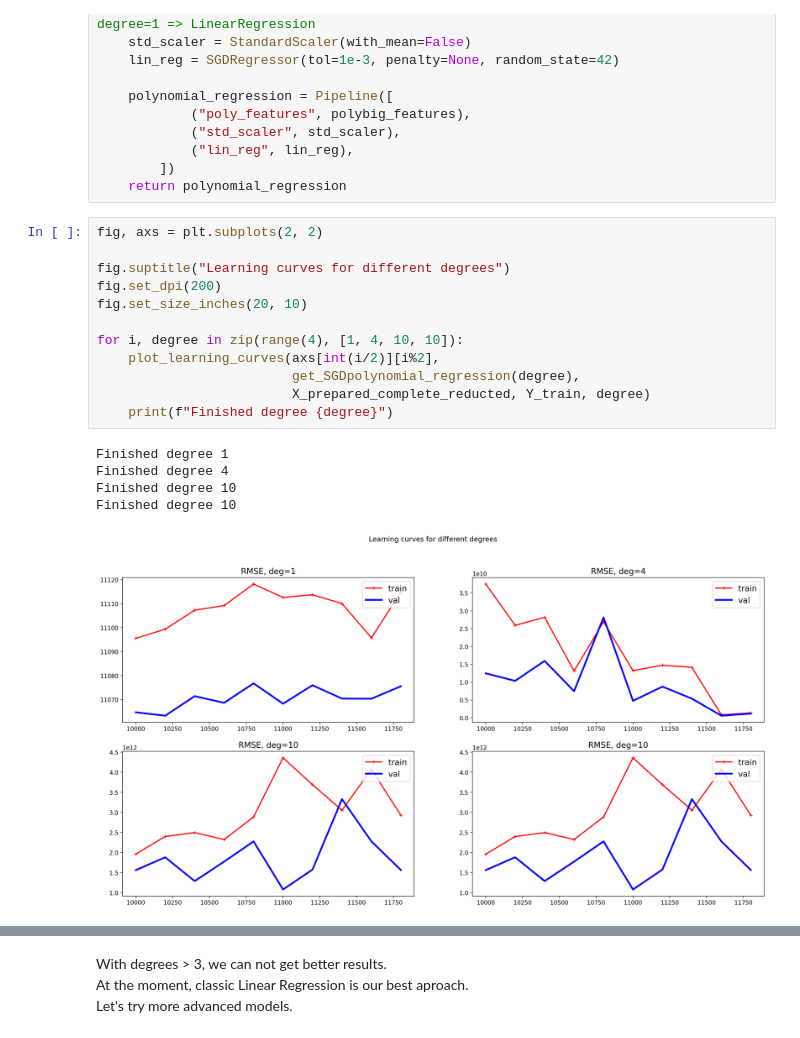
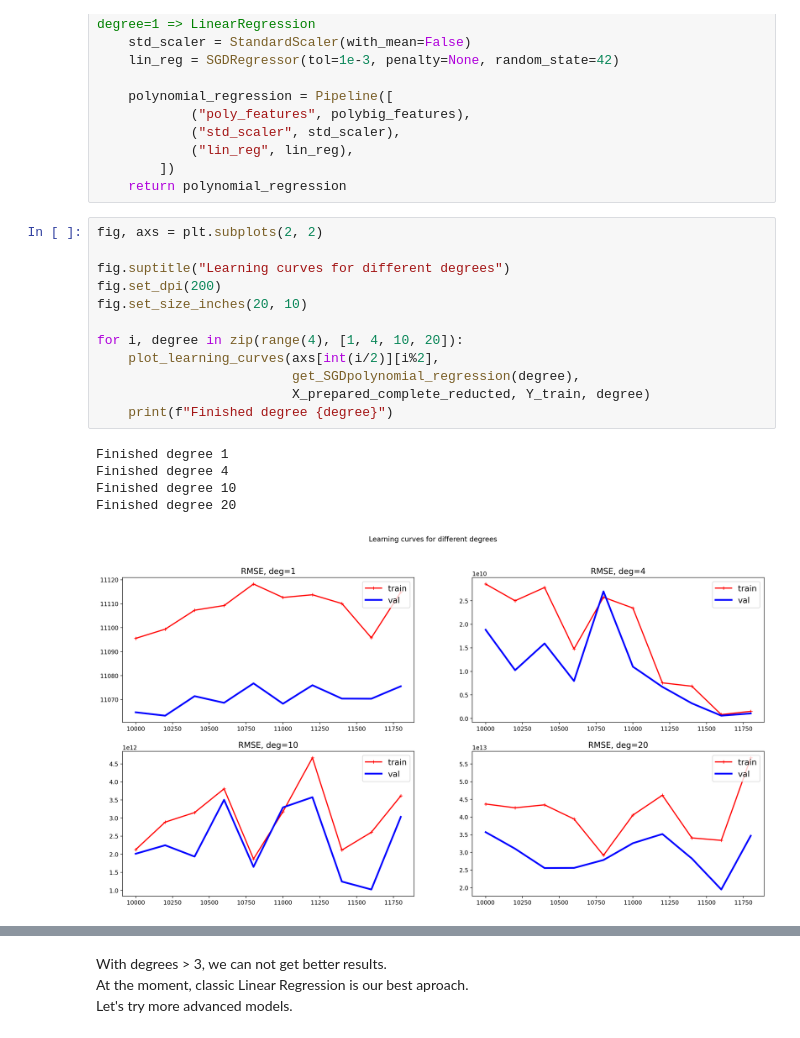
Before and after one commit to JoaquinMateosBarroso/Car_Prices, a Jupyter notebook: CarPrices.ipynb, the cells around one changed output, grey strips where cells are left out. Saved outputs shown, nothing was run; the diff lists cells and outputs as text.

```diff
--- a/CarPrices.ipynb
+++ b/CarPrices.ipynb
@@ -399,21 +384,21 @@ def get_SGDpolynomial_regression(degree):
 # %%
 fig, axs = plt.subplots(2, 2)
 
 fig.suptitle("Learning curves for different degrees")
 fig.set_dpi(200)
 fig.set_size_inches(20, 10)
 
-for i, degree in zip(range(4), [1, 4, 10, 10]):
+for i, degree in zip(range(4), [1, 4, 10, 20]):
     plot_learning_curves(axs[int(i/2)][i%2],
                          get_SGDpolynomial_regression(degree),
                          X_prepared_complete_reducted, Y_train, degree)
     print(f"Finished degree {degree}")
 # %% [output]
 Finished degree 1
 Finished degree 4
 Finished degree 10
-Finished degree 10
+Finished degree 20
-[figure, old version]
+[figure, new version]
 # %%
 x_train, x_val, y_train, y_val = train_test_split(X_prepared_complete_reducted, Y_train, test_size=0.2, random_state=42)
 
```
Also changed, not shown: parts of 8 cells of this notebook, 2 other files.
